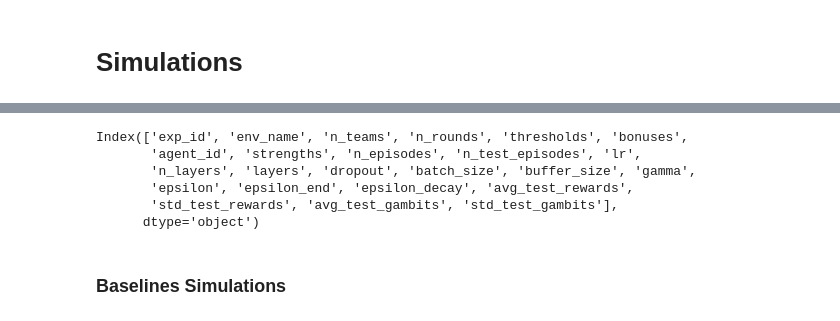
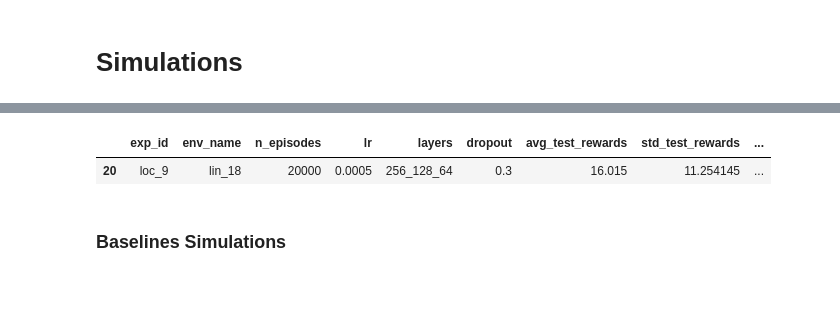
Before and after one commit to arnaud-odet/RL, a Jupyter notebook: notebooks/swiss_round.ipynb, the cells around one changed output, grey strips where cells are left out. Saved outputs shown, nothing was run; the diff lists cells and outputs as text; code cells hidden in the pictures; blank space fills up the shorter version.

```diff
--- a/notebooks/swiss_round.ipynb
+++ b/notebooks/swiss_round.ipynb
@@ -85,13 +86,13 @@ n_rounds = 6
 bonus_points = [30,20]
 #Agent_id just below last threshold
 n_baselines_simu = 2000
-
+name = f'lin_{max_str}'
 print(f"Valid probability set-up : {check_probability(team_strengths, mdp)}")
 
 env = SwissRoundEnv(
     n_teams=n_teams,
     n_rounds=n_rounds,
-    name='lin_4',
+    name=name,
     team_strengths=team_strengths,
     threshold_ranks=threshold_ranks,
     bonus_points=bonus_points,
@@ -189,4 +190,3 @@ wp+dp+lp
 # %%
-cpdf = pd.read_csv('../logs/calmip_logs.csv', index_col=0)
-cpdf[['exp_id', 'env_name', 'n_episodes','lr', 'layers', 'dropout', 'avg_test_rewards',
-       'std_test_rewards', 'avg_test_gambits', 'std_test_gambits']]
+display_cols = ['exp_id', 'env_name', 'n_episodes','lr', 'layers', 'dropout', 'avg_test_rewards',
+       'std_test_rewards', 'avg_test_gambits', 'std_test_gambits']
@@ -214,12 +193,11 @@ ldf[['exp_id', 'env_name', 'n_episodes','lr', 'layers', 'dropout', 'avg_test_rew
-# %%
-cpdf.columns
-# %% [output]
-Index(['exp_id', 'env_name', 'n_teams', 'n_rounds', 'thresholds', 'bonuses',
-       'agent_id', 'strengths', 'n_episodes', 'n_test_episodes', 'lr',
-       'n_layers', 'layers', 'dropout', 'batch_size', 'buffer_size', 'gamma',
-       'epsilon', 'epsilon_end', 'epsilon_decay', 'avg_test_rewards',
-       'std_test_rewards', 'avg_test_gambits', 'std_test_gambits'],
-      dtype='object')
+# %%
+cpdf = pd.read_csv('../logs/calmip_logs.csv', index_col=0)
+locdf = pd.read_csv('../logs/exp_logs.csv', index_col=0)
+ldf = pd.concat([cpdf,locdf]).reset_index(drop=True)
+ldf[ldf['env_name']==name].sort_values(by='avg_test_rewards', ascending=False)[display_cols]
+# %% [output]
+|  | exp_id | env_name | n_episodes | lr | layers | dropout | avg_test_rewards | std_test_rewards | ... |
+| 20 | loc_9 | lin_18 | 20000 | 0.0005 | 256_128_64 | 0.3 | 16.015 | 11.254145 | ... |
 # %% [markdown]
 ### Baselines Simulations
 # %%
```
Also changed, not shown: parts of 9 cells of this notebook, 1 other file.
